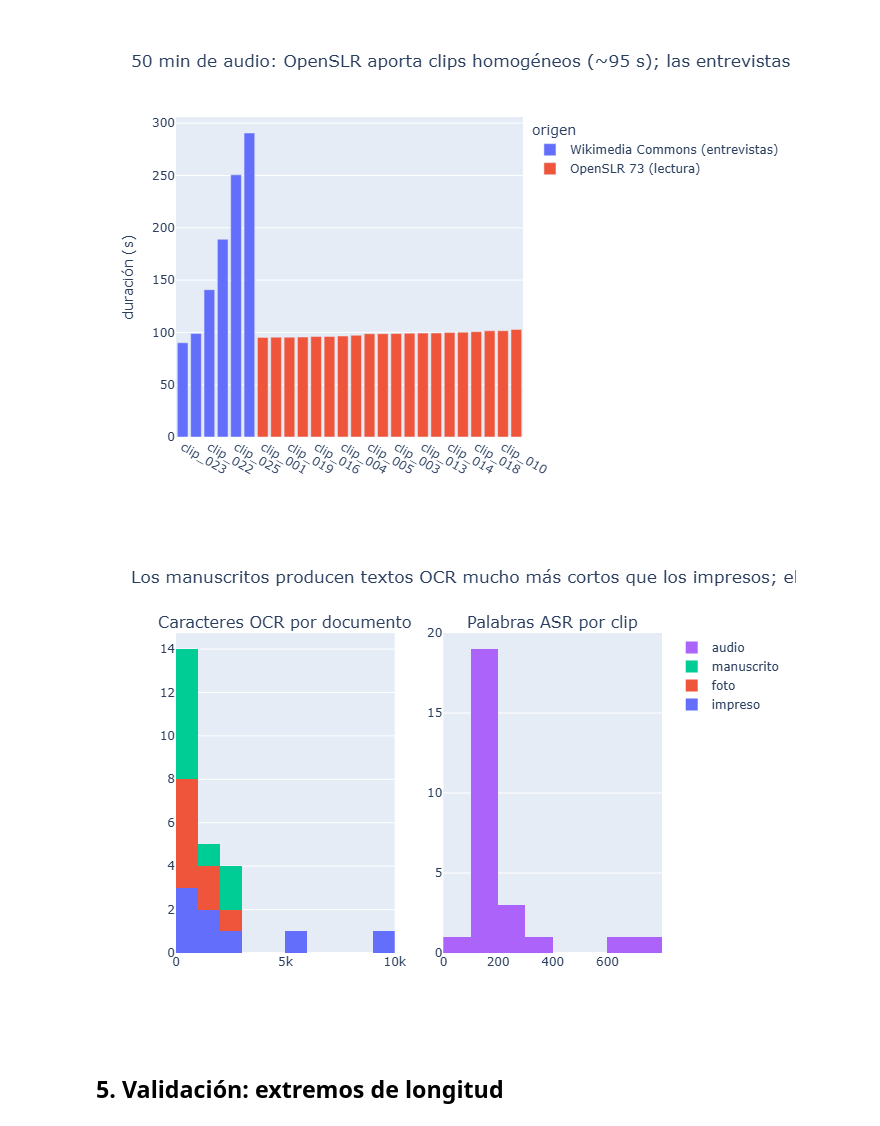
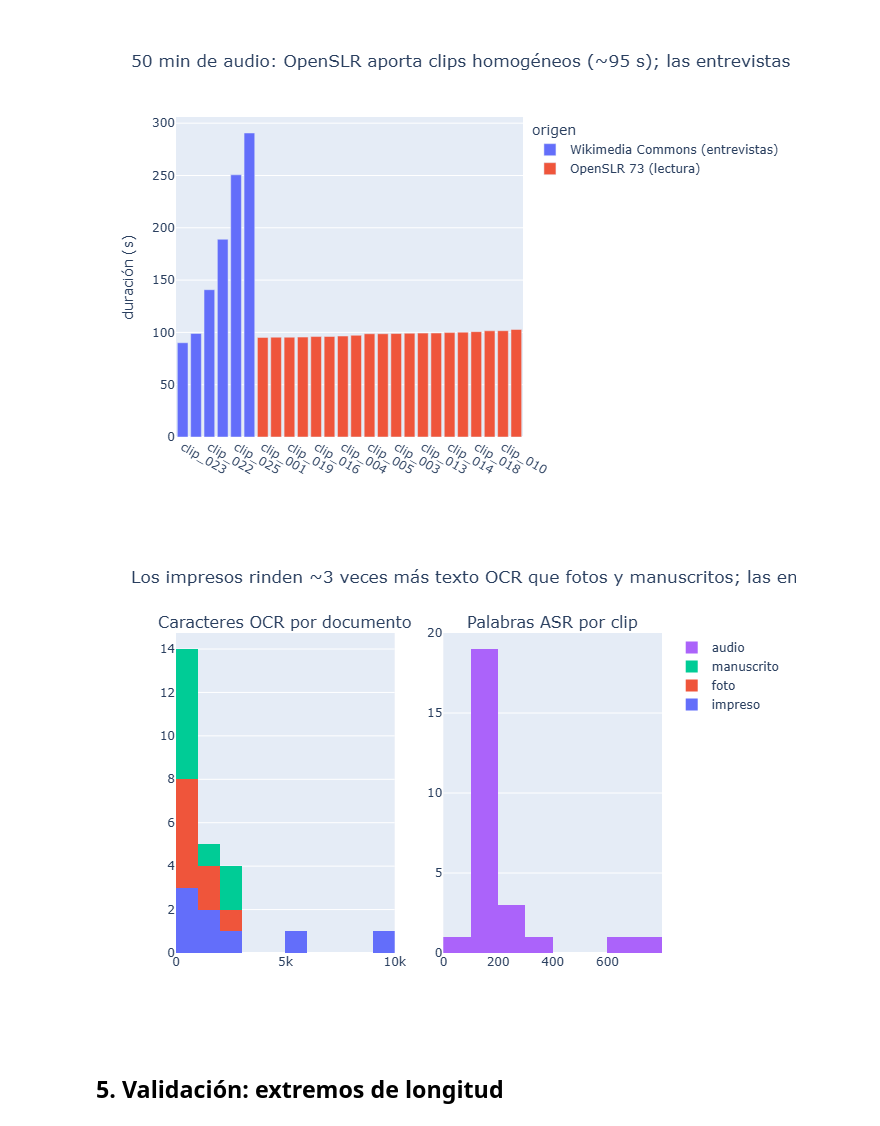
Before and after one commit to av-gomez/tarea_2, a Jupyter notebook: tarea_2/01_extraccion.ipynb, the cells around one changed output. Drawn from its saved outputs; the diff is of its cells as text; code cells hidden in the pictures.

```diff
--- a/tarea_2/01_extraccion.ipynb
+++ b/tarea_2/01_extraccion.ipynb
@@ -241,14 +241,14 @@ fig.update_layout(yaxis_title="duración (s)", xaxis_title=""); fig.show()
 # %%
 import plotly.graph_objects as go
 from plotly.subplots import make_subplots
 fig = make_subplots(1, 2, subplot_titles=("Caracteres OCR por documento", "Palabras ASR por clip"))
 for t in cat.tipo.unique():
     fig.add_trace(go.Histogram(x=cat[cat.tipo == t].n_car, name=t, nbinsx=12), 1, 1)
 fig.add_trace(go.Histogram(x=aud.n_palabras_asr, name="audio", nbinsx=12), 1, 2)
-fig.update_layout(barmode="stack", title="Los manuscritos producen textos OCR mucho más cortos que los impresos; el ASR es homogéneo salvo las entrevistas")
+fig.update_layout(barmode="stack", title="Los impresos rinden ~3 veces más texto OCR que fotos y manuscritos; las entrevistas de Commons triplican las palabras de los clips de lectura")
 fig.show()
 # %% [output]
-[figure, old version]
+[figure, new version]
 # %% [markdown]
 ## 5. Validación: extremos de longitud
 # %%
```
Also changed, not shown: parts of 2 cells of this notebook, 11 other files.
